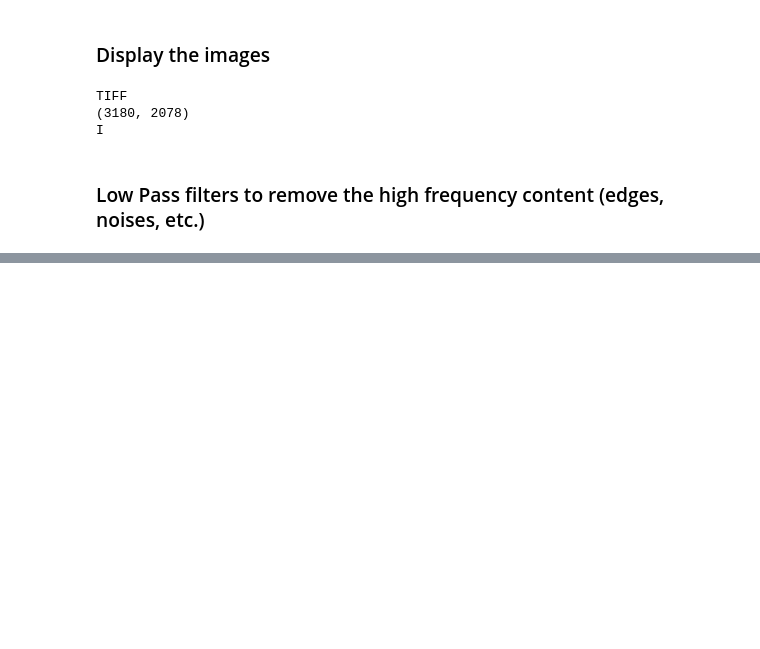
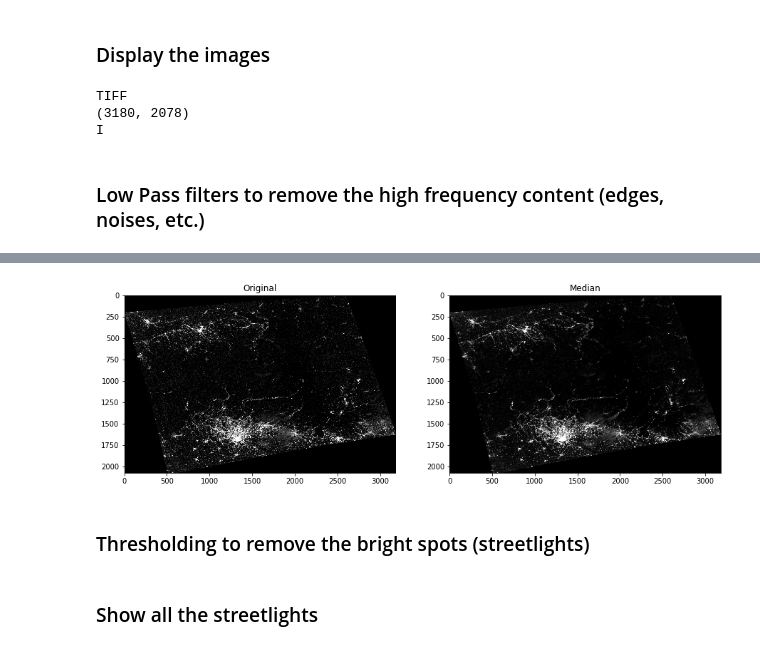
Before and after one commit to prabh27/cloud_detection, a Jupyter notebook: cloud_detection.ipynb, the cells around one changed output, grey strips where cells are left out. Saved outputs shown, nothing was run; the diff lists cells and outputs as text; code cells hidden in the pictures; blank space fills up the shorter version.

```diff
--- a/cloud_detection.ipynb
+++ b/cloud_detection.ipynb
@@ -43,0 +63,16 @@ plt.show()
+# %%
+median = cv2.medianBlur(img, 5)
+# %%
+f = plt.figure(figsize=(15, 5))
+ax1 = f.add_subplot(121)
+ax2 = f.add_subplot(122)
+ax1.imshow(img)
+ax1.title.set_text('Original')
+ax2.imshow(median)
+ax2.title.set_text('Median')
+# %% [output]
+[figure, added]
+# %% [markdown]
+### Thresholding to remove the bright spots (streetlights)
+# %% [markdown]
+### Show all the streetlights
```
Also changed, not shown: parts of 34 cells of this notebook.
